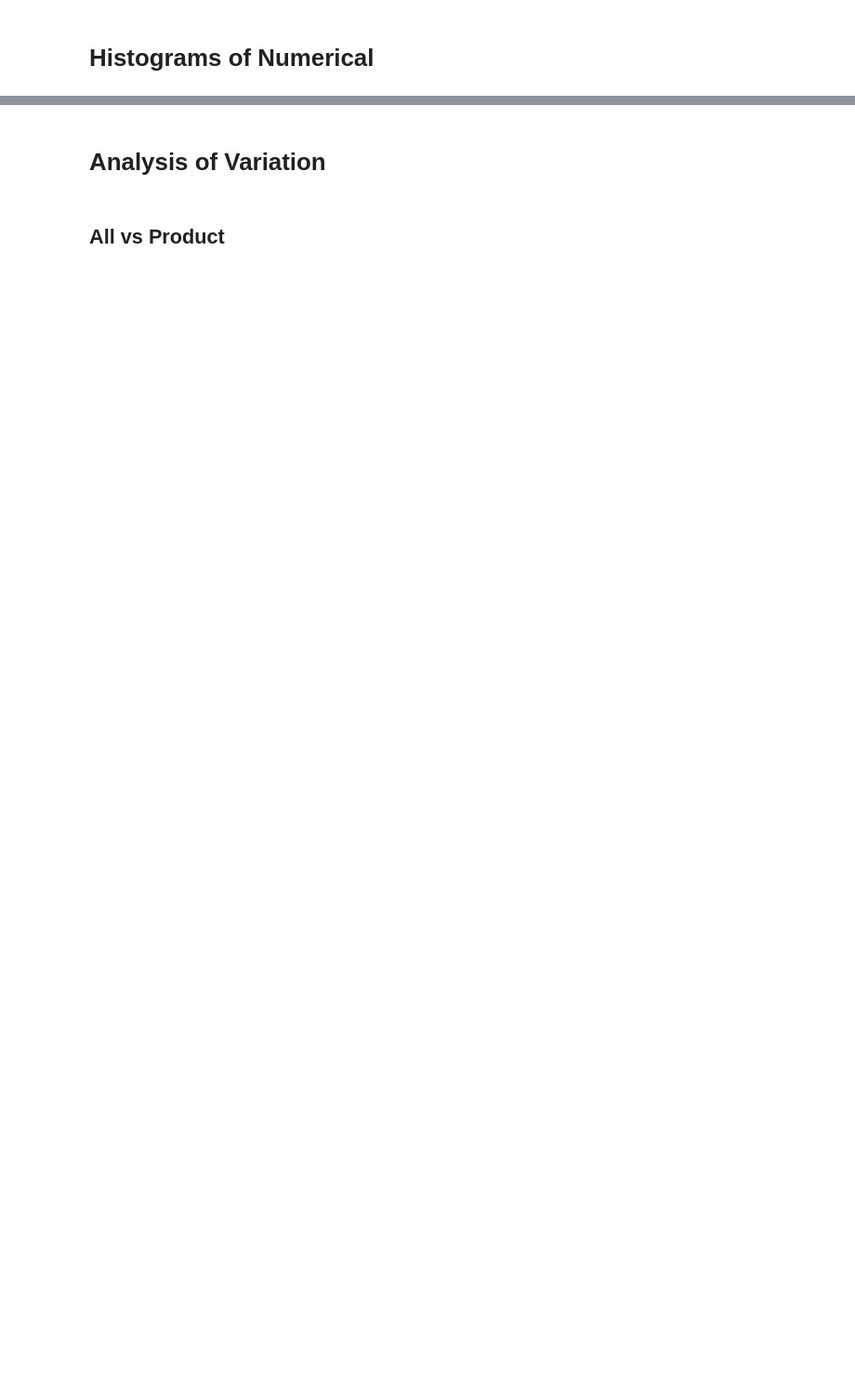
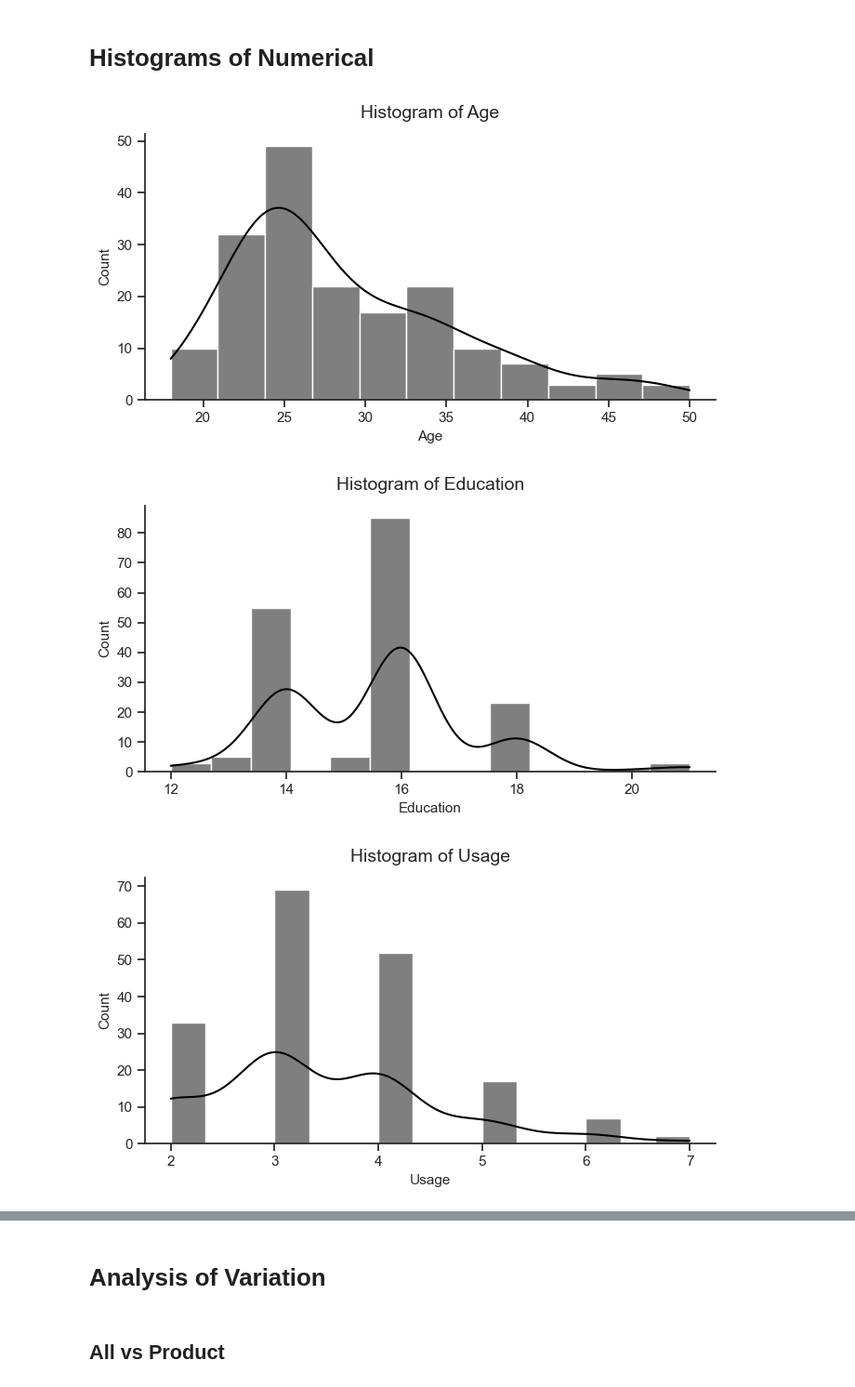
Before and after one commit to PuzzleShuffler/AeroFit, a Jupyter notebook: aerofit.ipynb, the cells around one changed output, grey strips where cells are left out. Shown at 93% size. Drawn from its saved outputs; the diff is of its cells as text; code cells hidden in the pictures; blank space fills up the shorter version.

```diff
--- a/aerofit.ipynb
+++ b/aerofit.ipynb
@@ -202,13 +258,36 @@ df_correlation_matrix(df)
 # Histograms of Numerical
 # %%
 # graph of all numeric data types
-def graph_numeric_histograms(df):
+import numpy as np
+import pandas as pd
+import seaborn as sns
+import matplotlib.pyplot as plt
+
+def graph_numeric_histograms(df: pd.DataFrame) -> None:
+
+    numeric_columns = df.select_dtypes(include=[np.number]).columns
+
+    if len(numeric_columns) == 0:
+        print("Warning: No numeric columns found to plot.")
+        return
+
     custom_params = {"axes.spines.right": False, "axes.spines.top": False}
-    sns.set_theme(style="ticks", rc=custom_params)
-    numeric_columns = df.select_dtypes(include=np.number)
-    for col in numeric_columns:
-        sns.histplot(df[col], kde=True, color='black')
-        plt.title(f'Histogram of {col.title()}')
-        plt.show()
+
+    with sns.axes_style("ticks", rc=custom_params):
+        for col in numeric_columns:
+            fig, ax = plt.subplots(figsize=(7, 4))
+
+            sns.histplot(data=df, x=col, kde=True, color='black', ax=ax)
+
+            ax.set_title(f'Histogram of {col.title()}', fontsize=14, pad=12)
+            ax.set_xlabel(col.title(), fontsize=11)
+            ax.set_ylabel('Count', fontsize=11)
+
+            plt.tight_layout()
+            plt.show()
 
 graph_numeric_histograms(df)
+# %% [output]
+[figure, added]
+[figure, added]
+[figure, added]
```
Also changed, not shown: parts of 22 cells of this notebook, 1 other file.
